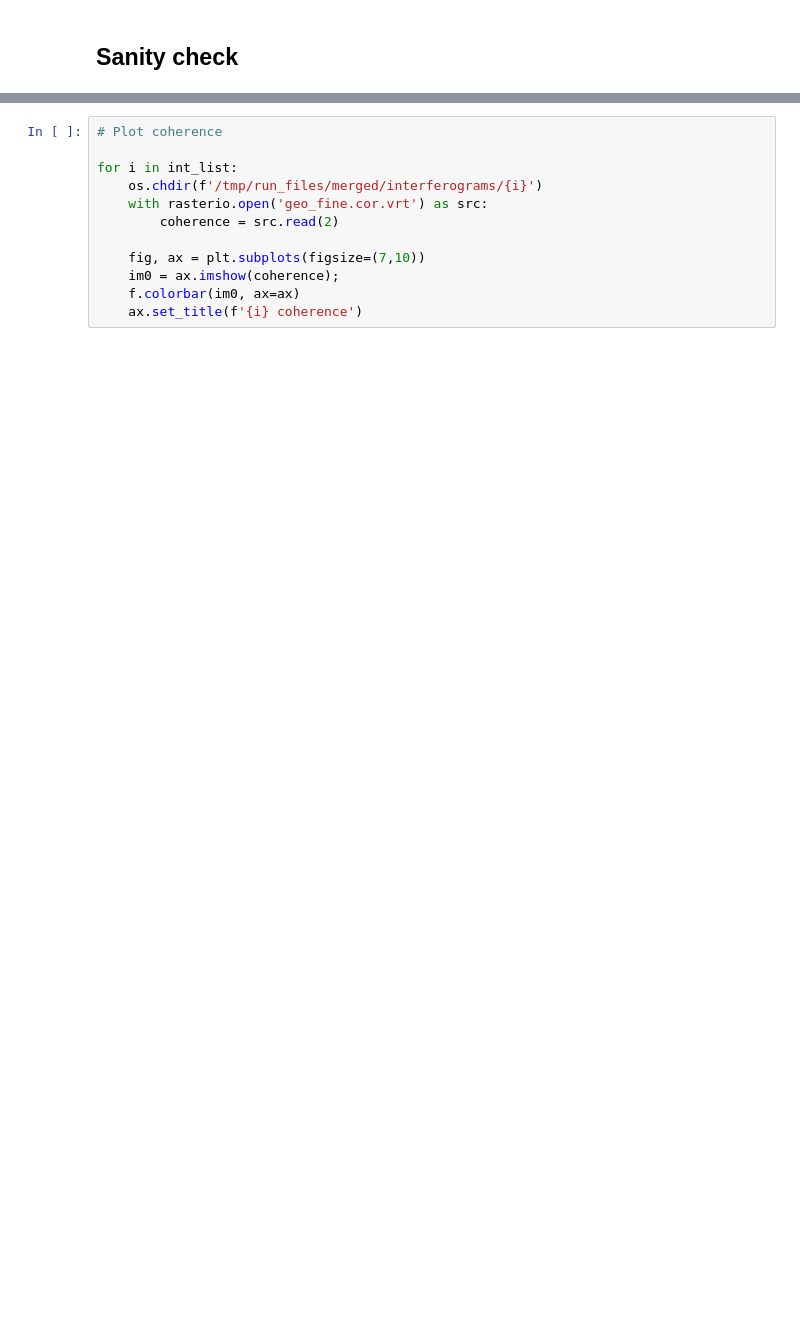
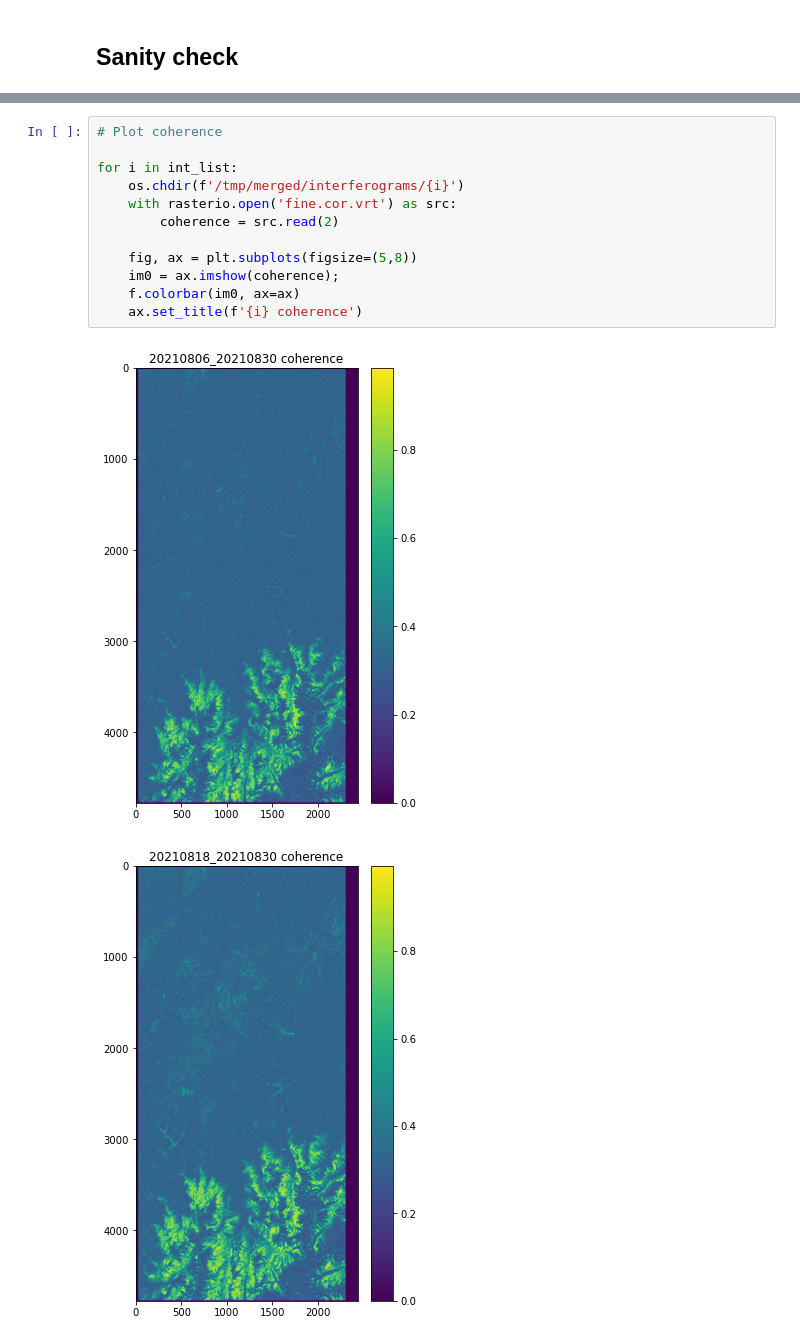
Before and after one commit to UW-GDA/Friendly-InSAR-time-series, a Jupyter notebook: 01_download_stack-processing.ipynb, the cells around one changed output, grey strips where cells are left out. Drawn from its saved outputs; the diff is of its cells as text; blank space fills up the shorter version.

```diff
--- a/01_download_stack-processing.ipynb
+++ b/01_download_stack-processing.ipynb
@@ -652,12 +662,15 @@ for i in int_list:
 # %%
 # Plot coherence
 
 for i in int_list:
-    os.chdir(f'/tmp/run_files/merged/interferograms/{i}')
-    with rasterio.open('geo_fine.cor.vrt') as src:
+    os.chdir(f'/tmp/merged/interferograms/{i}')
+    with rasterio.open('fine.cor.vrt') as src:
         coherence = src.read(2)
 
-    fig, ax = plt.subplots(figsize=(7,10))
+    fig, ax = plt.subplots(figsize=(5,8))
     im0 = ax.imshow(coherence);
     f.colorbar(im0, ax=ax)
     ax.set_title(f'{i} coherence')
+# %% [output]
+[figure, added]
+[figure, added]
```
Also changed, not shown: parts of 10 cells of this notebook, 1 other file.
